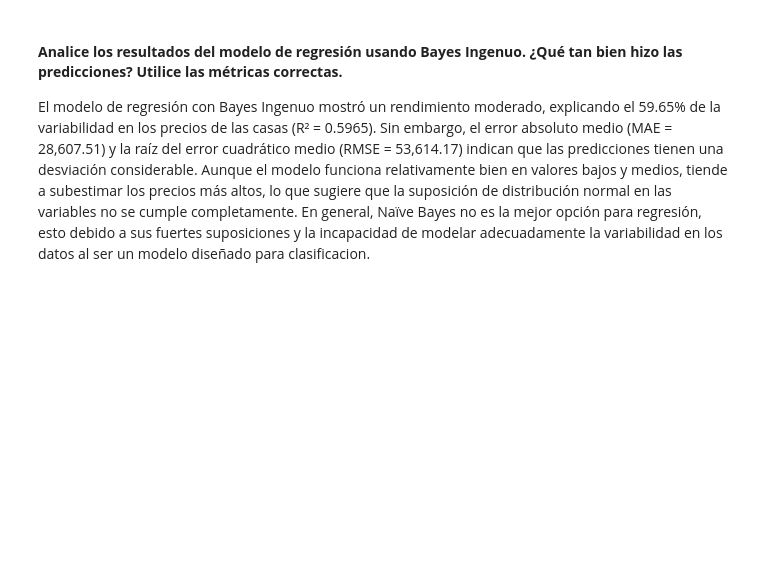
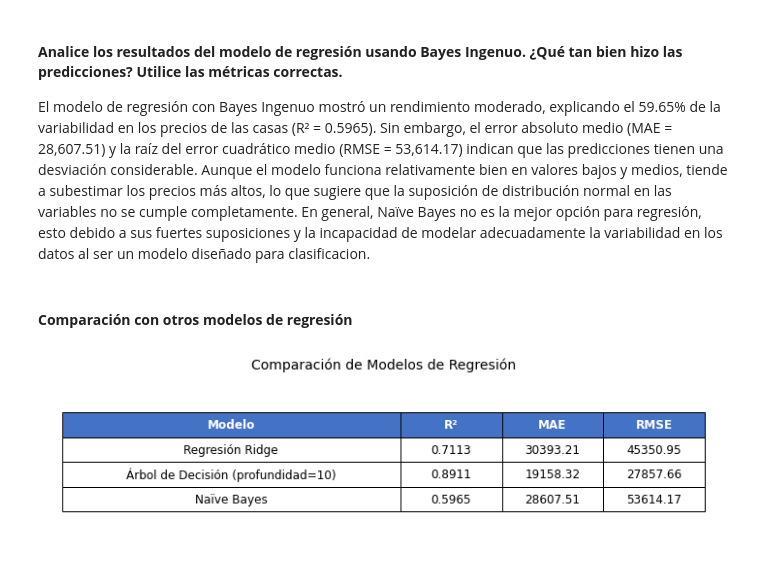
Before and after one commit to paulabaal12/PROY2-DM, a Jupyter notebook: proyectoE3.ipynb, the cells around one changed output. Saved outputs shown, nothing was run; the diff lists cells and outputs as text; code cells hidden in the pictures; blank space fills up the shorter version.

Commit message:
comparación con otros modelos de regresión

```diff
--- a/proyectoE3.ipynb
+++ b/proyectoE3.ipynb
@@ -122,3 +122,47 @@ Nombre de y_test: SalePrice
 # %% [markdown]
 #### **Analice los resultados del modelo de regresión usando Bayes Ingenuo. ¿Qué tan bien hizo las predicciones? Utilice las métricas correctas.**
 El modelo de regresión con Bayes Ingenuo mostró un rendimiento moderado, explicando el 59.65% de la variabilidad en los precios de las casas (R² = 0.5965). Sin embargo, el error absoluto medio (MAE = 28,607.51) y la raíz del error cuadrático medio (RMSE = 53,614.17) indican que las predicciones tienen una desviación considerable. Aunque el modelo funciona relativamente bien en valores bajos y medios, tiende a subestimar los precios más altos, lo que sugiere que la suposición de distribución normal en las variables no se cumple completamente. En general, Naïve Bayes no es la mejor opción para regresión, esto debido a sus fuertes suposiciones y la incapacidad de modelar adecuadamente la variabilidad en los datos al ser un modelo diseñado para clasificacion.
+# %% [markdown]
+#### **Comparación con otros modelos de regresión**
+# %%
+
+data = {
+    "Modelo": [
+        "Regresión Ridge",
+        "Árbol de Decisión (profundidad=10)",
+        "Naïve Bayes"
+    ],
+    "R²": [0.7113, 0.8911, 0.5965],
+    "MAE": [30393.21, 19158.32, 28607.51],
+    "RMSE": [45350.95, 27857.66, 53614.17]
+}
+
+df_resultados = pd.DataFrame(data)
+
+# Crear una tabla de comparación de métricas
+fig, ax = plt.subplots(figsize=(10, 3))
+ax.axis('off')
+
+tabla = ax.table(
+    cellText=df_resultados.values,
+    colLabels=df_resultados.columns,
+    cellLoc='center',
+    loc='center',
+    colWidths=[0.5, 0.15, 0.15, 0.15]
+)
+
+# Estilizar la tabla
+tabla.auto_set_font_size(False)
+tabla.set_fontsize(12)
+tabla.scale(1, 2)
+
+# Estilizar encabezados
+for j in range(len(df_resultados.columns)):
+    tabla[(0, j)].set_facecolor('#4472C4')
+    tabla[(0, j)].set_text_props(color='white', fontweight='bold')
+
+plt.title("Comparación de Modelos de Regresión", fontsize=14, pad=10)
+plt.tight_layout()
+plt.show()
+# %% [output]
+[figure, added]
```
Also changed, not shown: parts of 4 cells of this notebook.
